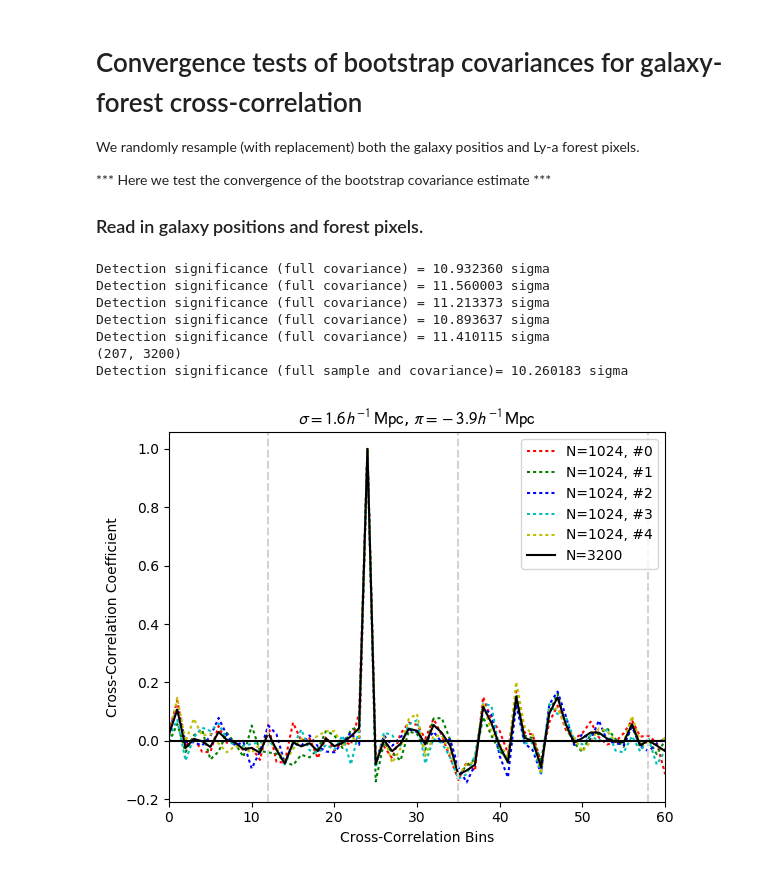
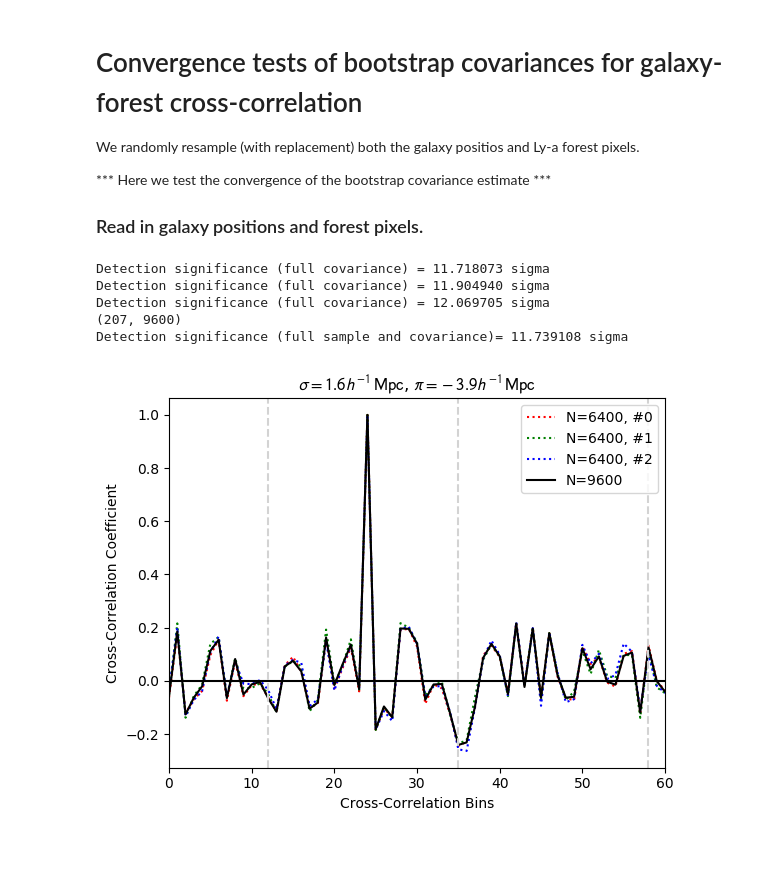
Before and after one commit to kheegan/crosscorr2017, a Jupyter notebook: bootstrap_covar_convergence.ipynb, the cells around one changed output. Saved outputs shown, nothing was run; the diff lists cells and outputs as text; code cells hidden in the pictures.

Commit message:
Updated BootCovar_mpi to resample skewers; covariances calculated for v4 and n=7200

```diff
--- a/bootstrap_covar_convergence.ipynb
+++ b/bootstrap_covar_convergence.ipynb
@@ -51,10 +51,10 @@ PiBound = (min(PiEdges), max(PiEdges) )
 mpcstr = r'$h^{-1}\,\mathrm{Mpc}$'
 
 filesuffix = '_mosdef_'
-filesuffix2 = '_MOSDEF_v3_'
+filesuffix2 = '_MOSDEF_v4_'
 
-XCorr = np.load("xcorr"+filesuffix+"v3.npy")
-XNull  = np.load("xcorr_rand"+filesuffix+"v3.npy")
+XCorr = np.load("xcorr"+filesuffix+"v4.npy")
+XNull  = np.load("xcorr_rand"+filesuffix+"v4.npy")
 DeltaVec = XCorr.reshape(XCorr.size) - XNull.reshape(XNull.size)
 
 # These are the actual bin centers
@@ -66,12 +66,12 @@ SigBins = np.empty(len(SigEdges)-1)
 for j in np.arange(len(SigBins)):
     SigBins[j] = (SigEdges[j]+SigEdges[j+1])/2.
 
-XCorrSamples_Tmp1 = np.load("convergence/bootsamp"+filesuffix2+"n6400_1.npy")
-XCorrSamples_Tmp2 = np.load("convergence/bootsamp"+filesuffix2+"n6400_2.npy")
-XCorrSamples_Tmp3 = np.load("convergence/bootsamp"+filesuffix2+"n6400_3.npy")
+XCorrSamples_Tmp1 = np.load("convergence/bootsamp"+filesuffix2+"n9600_1.npy")
+XCorrSamples_Tmp2 = np.load("convergence/bootsamp"+filesuffix2+"n9600_2.npy")
+#XCorrSamples_Tmp3 = np.load("convergence/bootsamp"+filesuffix2+"n6400_3.npy")
 #XCorrSamples_Tmp4 = np.load("bootsamp"+filesuffix+"n3200_4.npy")
 
-XCorrSamples = np.concatenate((XCorrSamples_Tmp1, XCorrSamples_Tmp2,XCorrSamples_Tmp3), axis=2)
+XCorrSamples = np.concatenate((XCorrSamples_Tmp1, XCorrSamples_Tmp2), axis=2)
 #                               XCorrSamples_Tmp3, XCorrSamples_Tmp4),axis=2)
 
 #XCorrSamples = np.load("bootsamp_vuds_n2048_mpitest.npy")
@@ -82,14 +82,14 @@ showbin2d = np.unravel_index(showbin,(9,16)) #2D bin index
 
 fig, ax = plt.subplots()
 color_arr = ['r','g','b','c','y','m']
-for i in np.arange(5):
-    XCorrSamples_tmp = XCorrSamples[:,:,(i*1024):(i+1)*1024]
+for i in np.arange(3):
+    XCorrSamples_tmp = XCorrSamples[:,:,(i*6400):(i+1)*6400]
     XSampTmp = XCorrSamples_tmp.reshape(-1, XCorrSamples_tmp.shape[-1])
     #print(np.shape(XSampTmp))
     Covar_tmp1 = np.cov(XSampTmp,ddof=0)
     Coeff_tmp1 = np.corrcoef(XSampTmp, ddof=0)
     ax.plot(Coeff_tmp1[showbin,:], color=color_arr[i], linestyle=':',
-            label='N=1024, #{}'.format(i))
+            label='N=6400, #{}'.format(i))
     #print("Max Covariance is in element: {}".format(np.unravel_index(
     #    np.argmax(Covar_tmp1),(144,144))))
     # This is the matrix with the diagonal variances
@@ -98,47 +98,45 @@ for i in np.arange(5):
     minusLogL = 0.5 * np.dot(DeltaVec.transpose(), np.dot(InvCovTmp1, DeltaVec))
     print("Detection significance (full covariance) = %f sigma" % np.sqrt(minusLogL))
 
-XCorrSamples_tmp = XCorrSamples[:,:,:3200]
+XCorrSamples_tmp = XCorrSamples[:,:,:9600]
 XSampTmp = XCorrSamples_tmp.reshape(-1, XCorrSamples_tmp.shape[-1])
 print(np.shape(XSampTmp))
 Covar_tmp1 = np.cov(XSampTmp,ddof=0)
 Coeff_tmp1 = np.corrcoef(XSampTmp, ddof=0)
 ax.plot(Coeff_tmp1[showbin,:], color='black',label='N={:}'.format(np.shape(XCorrSamples_tmp)[2]))
 Covar_dummy = np.diag(np.diag(Covar_tmp1))
 
 # Covariance assume only diagonal; for full set of realizations
 #InvCovTmp1 = np.linalg.pinv(Covar_dummy)
 #minusLogL = 0.5 * np.dot(DeltaVec.transpose(), np.dot(InvCovTmp1, DeltaVec))
 #print("Detection significance (diagonal only)= %f sigma" % np.sqrt(minusLogL))
 
 InvCovTmp1 = np.linalg.pinv(Covar_tmp1)
 minusLogL = 0.5 * np.dot(DeltaVec.transpose(), np.dot(InvCovTmp1, DeltaVec))
 print("Detection significance (full sample and covariance)= %f sigma" % np.sqrt(minusLogL))
 
 ax.set_xlim((0,60))
 ax.set_xlabel('Cross-Correlation Bins')
 ax.set_ylabel('Cross-Correlation Coefficient')
 sig_str = r'$\sigma={:4.1f}$'.format(SigBins[showbin2d[0]])+mpcstr
 pi_str = r'$\pi={:4.1f}$'.format(PiBins[showbin2d[1]])+mpcstr
 ax.set_title(sig_str+', '+pi_str)
 plt.legend(loc='upper right')
 #Draw vertical lines to indicate pi=0
 pi0bin = len(PiBins)/2 + 0.5
 nlines = 144/len(PiBins)
 for i in np.arange(nlines):
     plt.axvline(pi0bin+i*len(PiBins), linestyle='--', color='lightgrey')
 
 plt.axhline(0., color='black')
 plt.show()
 # %% [output]
-Detection significance (full covariance) = 10.932360 sigma
-Detection significance (full covariance) = 11.560003 sigma
-Detection significance (full covariance) = 11.213373 sigma
-Detection significance (full covariance) = 10.893637 sigma
-Detection significance (full covariance) = 11.410115 sigma
-(207, 3200)
-Detection significance (full sample and covariance)= 10.260183 sigma
+Detection significance (full covariance) = 11.718073 sigma
+Detection significance (full covariance) = 11.904940 sigma
+Detection significance (full covariance) = 12.069705 sigma
+(207, 9600)
+Detection significance (full sample and covariance)= 11.739108 sigma
-[figure, old version]
+[figure, new version]
 # %%
 nsamp_tot = np.shape(XCorrSamples)[2]
 
```
Also changed, not shown: parts of 2 cells of this notebook, 8 other files.
